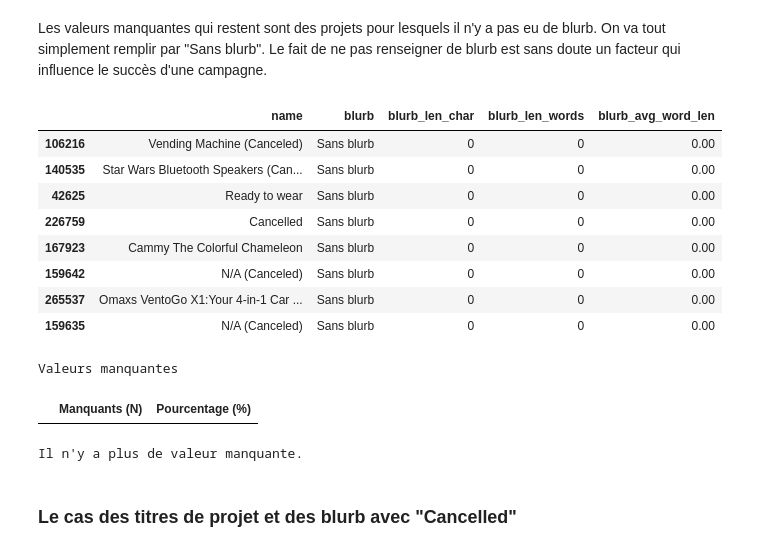
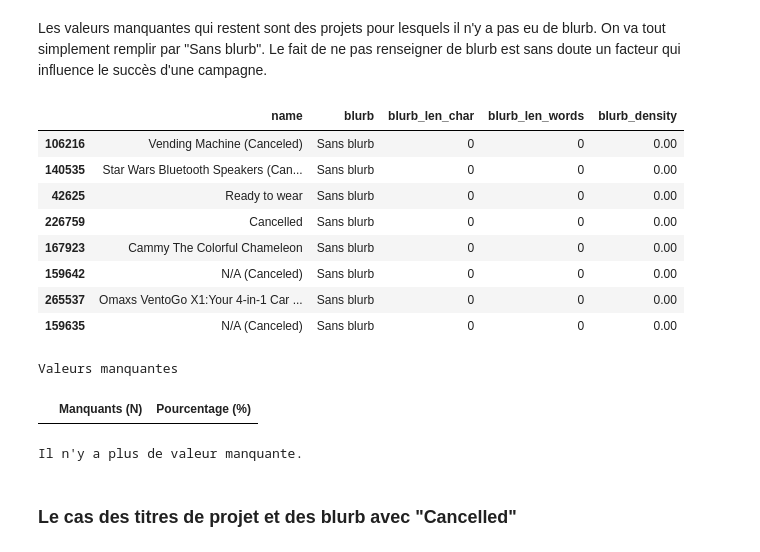
Before and after one commit to lbrdmariama/memoire-2026, a Jupyter notebook: code/data-cleaning.ipynb, the cells around one changed output. Drawn from its saved outputs; the diff is of its cells as text; code cells hidden in the pictures.

```diff
--- a/code/data-cleaning.ipynb
+++ b/code/data-cleaning.ipynb
@@ -744,10 +744,10 @@ missing_blurb_mask = raw_202606_unique['blurb'].isna()
 raw_202606_unique['blurb'] = raw_202606_unique['blurb'].fillna('Sans blurb')
 
 # Correction forcée à 0 pour les lignes initialement manquantes
-raw_202606_unique.loc[missing_blurb_mask, ['blurb_len_char', 'blurb_len_words']] = 0
+raw_202606_unique.loc[missing_blurb_mask, ['blurb_len_char', 'blurb_density']] = 0
 
 # Sécurisation de la longueur moyenne par mot
-raw_202606_unique['blurb_avg_word_len'] = np.where(
+raw_202606_unique['blurb_density'] = np.where(
     raw_202606_unique['blurb_len_words'] > 0,
     raw_202606_unique['blurb_len_char'] / raw_202606_unique['blurb_len_words'],
     0
@@ -755,22 +755,22 @@ raw_202606_unique['blurb_avg_word_len'] = np.where(
 # %%
 # Vérification pour les blurbs initialement manquants
 check_blurb = raw_202606_unique[raw_202606_unique['blurb'] == 'Sans blurb']
-display(check_blurb[['name', 'blurb', 'blurb_len_char', 'blurb_len_words', 'blurb_avg_word_len']])
+display(check_blurb[['name', 'blurb', 'blurb_len_char', 'blurb_len_words', 'blurb_density']])
 
 # Diagnostic des valeurs manquantes
 missing_summary = pd.DataFrame({
     'Manquants (N)': raw_202606_unique.isnull().sum(),
     'Pourcentage (%)': (raw_202606_unique.isnull().sum() / len(raw_202606_unique) * 100).round(2)
 })
 
 # Filtrer pour n'afficher que les colonnes qui ont au moins 1 valeur manquante
 missing_summary = missing_summary[missing_summary['Manquants (N)'] > 0].sort_values(by='Manquants (N)', ascending=False)
 
 print("Valeurs manquantes")
 display(missing_summary)
 print("Il n'y a plus de valeur manquante.")
 # %% [output]
-|  | name | blurb | blurb_len_char | blurb_len_words | blurb_avg_word_len |
+|  | name | blurb | blurb_len_char | blurb_len_words | blurb_density |
 | 106216 | Vending Machine (Canceled) | Sans blurb | 0 | 0 | 0.00 |
 | 140535 | Star Wars Bluetooth Speakers (Can... | Sans blurb | 0 | 0 | 0.00 |
 | 42625 | Ready to wear | Sans blurb | 0 | 0 | 0.00 |
```
Also changed, not shown: parts of 3 cells of this notebook, 1 other file.
